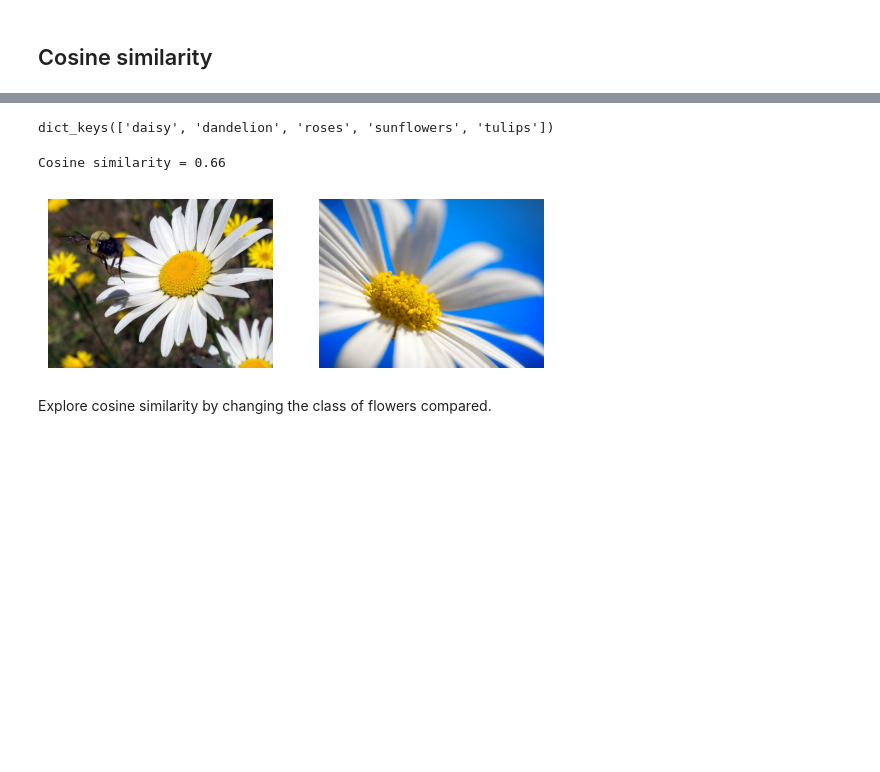
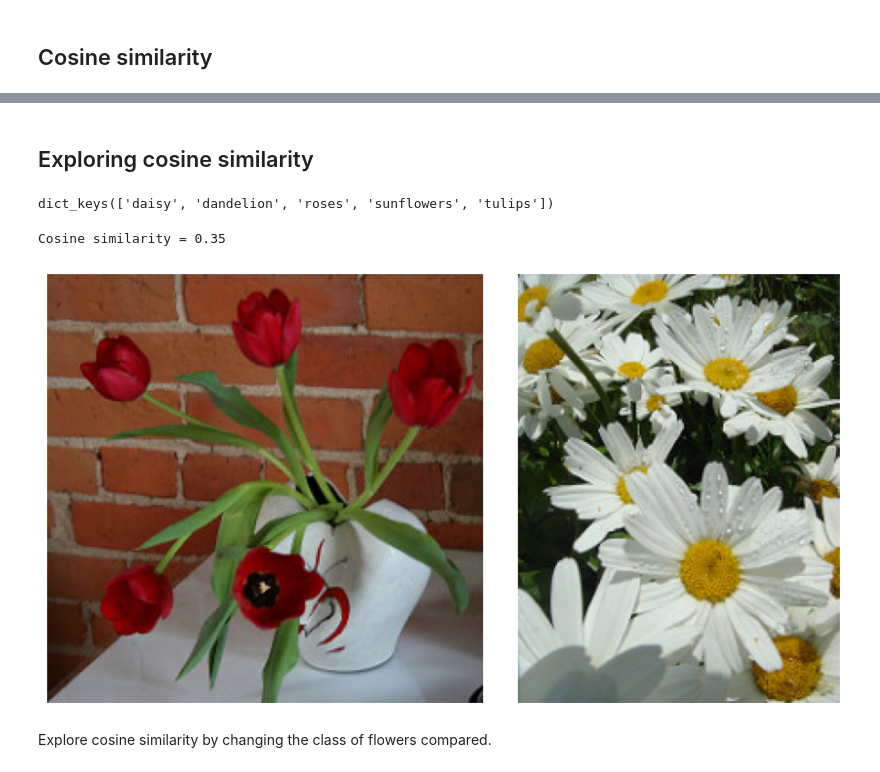
Before and after one commit to joseph-hellerstein/ai_in_practice, a Jupyter notebook: notebooks/AI_in_Practice_Day1_3_Transfer_Learning.ipynb, the cells around one changed output, grey strips where cells are left out. Drawn from its saved outputs; the diff is of its cells as text; code cells hidden in the pictures; blank space fills up the shorter version.

Commit message:
new image

```diff
--- a/notebooks/AI_in_Practice_Day1_3_Transfer_Learning.ipynb
+++ b/notebooks/AI_in_Practice_Day1_3_Transfer_Learning.ipynb
@@ -360,3 +344,5 @@ We can implement the cosine similarity using Numpy and the following code:
+# %% [markdown]
+## Exploring cosine similarity
 # %%
 IMAGE_PATH_DCT.keys()
 # %% [output]
@@ -364,22 +350,22 @@ dict_keys(['daisy', 'dandelion', 'roses', 'sunflowers', 'tulips'])
 # %%
 def get_random_image_from_class(cls):
     idx = np.random.randint(0, len(IMAGE_PATH_DCT[cls]))
     image_path = IMAGE_PATH_DCT[cls][idx]
     return image_path, extract_embedding(image_path)
 def print_cosine_similarity(embedding_a, embedding_b):
     embedding_ap = embedding_a.reshape(1, -1)
     embedding_bp = embedding_b.reshape(1, -1)
     cos = cosine_similarity(embedding_ap, embedding_bp)[0, 0]
     result = f'Cosine similarity = {cos:.2f}'
     print(result)
 ##
-a_image_path, a_embedding = get_random_image_from_class('daisy')
+a_image_path, a_embedding = get_random_image_from_class('tulips')
 b_image_path, b_embedding = get_random_image_from_class('daisy')
 print_cosine_similarity(a_embedding, b_embedding)
 show_pair(Image.open(a_image_path), Image.open(b_image_path))
 # %% [output]
-Cosine similarity = 0.66
+Cosine similarity = 0.35
-[figure, old version]
+[figure, new version]
 # %% [markdown]
 Explore cosine similarity by changing the class of flowers compared.
 # %% [markdown]
```
Also changed, not shown: parts of 48 cells of this notebook, 2 other files.
